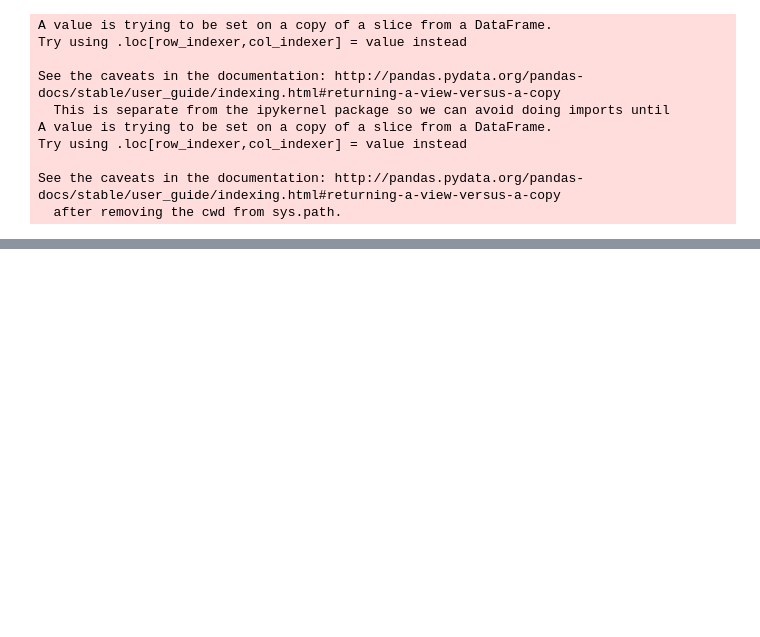
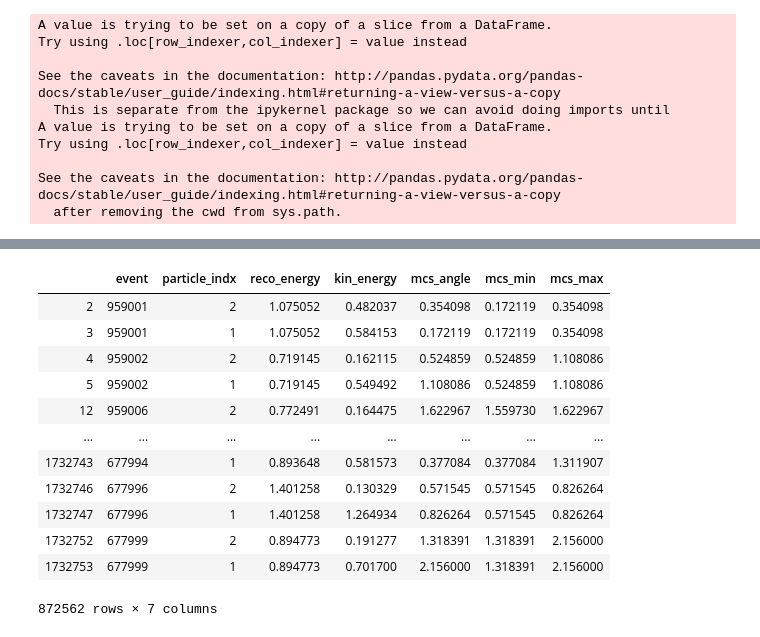
Before and after one commit to k-woodruff/bb2nu, a Jupyter notebook: bb2nu_signal_distribution.ipynb, the cells around one changed output, grey strips where cells are left out. Cells and saved outputs as stored; diff of their text form; code cells hidden in the pictures; blank space fills up the shorter version.

```diff
--- a/bb2nu_signal_distribution.ipynb
+++ b/bb2nu_signal_distribution.ipynb
@@ -401,0 +391,16 @@ Average Uncertainty Selected Group2:0.006594025289733756
+# %%
+df_particles[['event', 'particle_indx', 'reco_energy', 'kin_energy', 'mcs_angle','mcs_min', 'mcs_max']]
+# %% [output]
+|  | event | particle_indx | reco_energy | kin_energy | mcs_angle | mcs_min | mcs_max |
+| 2 | 959001 | 2 | 1.075052 | 0.482037 | 0.354098 | 0.172119 | 0.354098 |
+| 3 | 959001 | 1 | 1.075052 | 0.584153 | 0.172119 | 0.172119 | 0.354098 |
+| 4 | 959002 | 2 | 0.719145 | 0.162115 | 0.524859 | 0.524859 | 1.108086 |
+| 5 | 959002 | 1 | 0.719145 | 0.549492 | 1.108086 | 0.524859 | 1.108086 |
+| 12 | 959006 | 2 | 0.772491 | 0.164475 | 1.622967 | 1.559730 | 1.622967 |
+| ... | ... | ... | ... | ... | ... | ... | ... |
+| 1732743 | 677994 | 1 | 0.893648 | 0.581573 | 0.377084 | 0.377084 | 1.311907 |
+| 1732746 | 677996 | 2 | 1.401258 | 0.130329 | 0.571545 | 0.571545 | 0.826264 |
+| 1732747 | 677996 | 1 | 1.401258 | 1.264934 | 0.826264 | 0.571545 | 0.826264 |
+| 1732752 | 677999 | 2 | 0.894773 | 0.191277 | 1.318391 | 1.318391 | 2.156000 |
+| 1732753 | 677999 | 1 | 0.894773 | 0.701700 | 2.156000 | 1.318391 | 2.156000 |
+872562 rows × 7 columns
```
Also changed, not shown: parts of 4 cells of this notebook.
